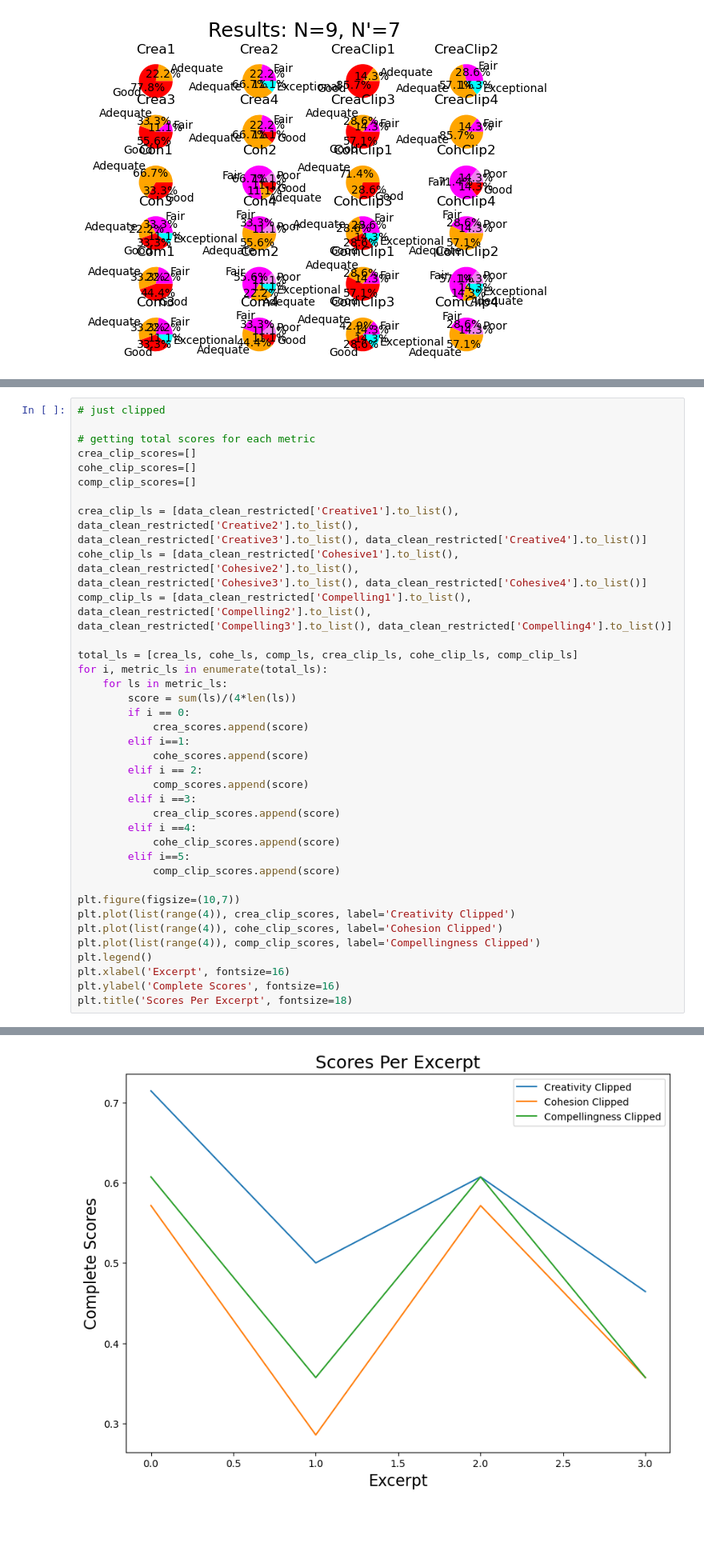
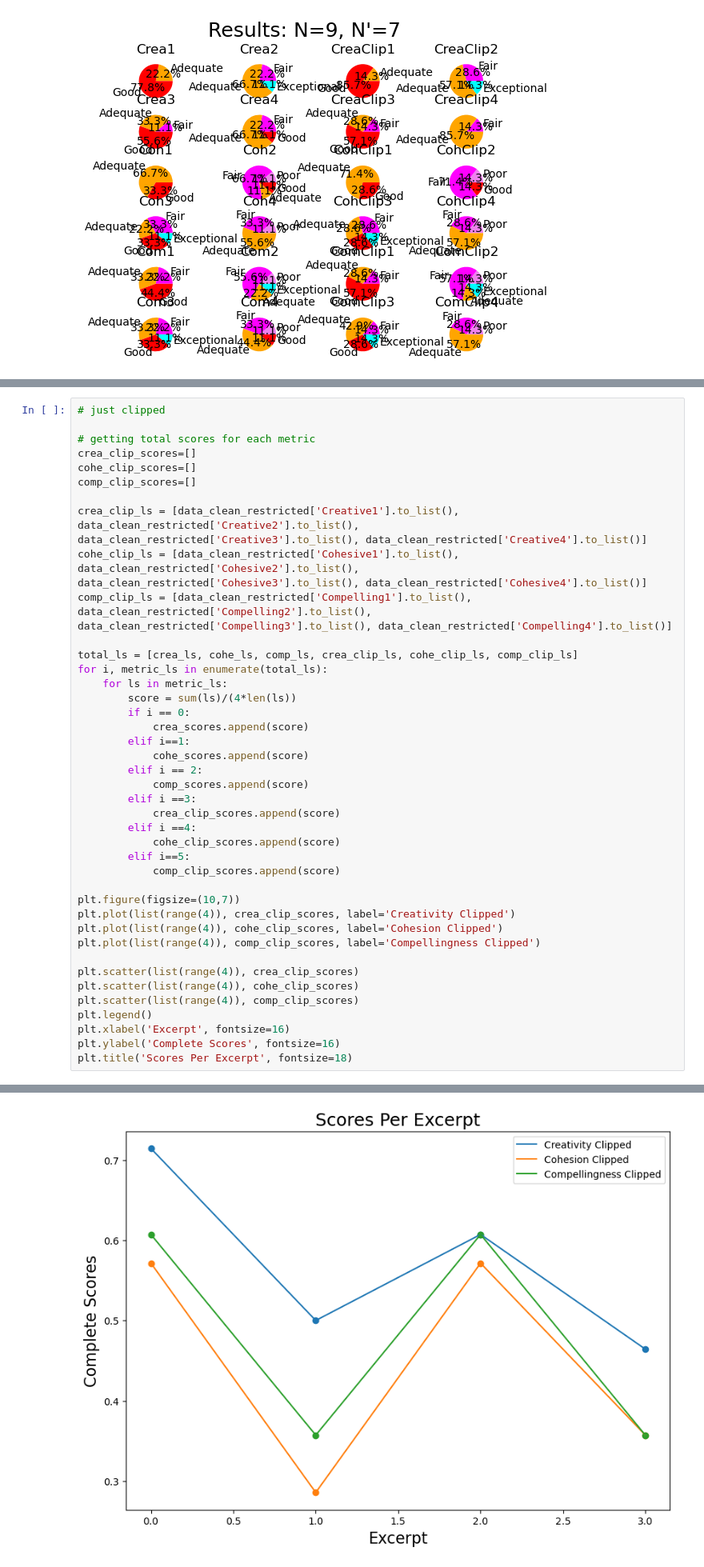
Before and after one commit to oscars47/Literary-RNN, a Jupyter notebook: data vis/datavis.ipynb, the cells around one changed output, grey strips where cells are left out. Shown at 80% size. Cells and saved outputs as stored; diff of their text form; blank space fills up the shorter version.

```diff
--- a/data vis/datavis.ipynb
+++ b/data vis/datavis.ipynb
@@ -426,31 +436,35 @@ data_clean_restricted['Cohesive3'].to_list(), data_clean_restricted['Cohesive4']
 comp_clip_ls = [data_clean_restricted['Compelling1'].to_list(), data_clean_restricted['Compelling2'].to_list(),
 data_clean_restricted['Compelling3'].to_list(), data_clean_restricted['Compelling4'].to_list()]
 
 total_ls = [crea_ls, cohe_ls, comp_ls, crea_clip_ls, cohe_clip_ls, comp_clip_ls]
 for i, metric_ls in enumerate(total_ls):
     for ls in metric_ls:
         score = sum(ls)/(4*len(ls))
         if i == 0:
             crea_scores.append(score)
         elif i==1:
             cohe_scores.append(score)
         elif i == 2:
             comp_scores.append(score)
         elif i ==3:
             crea_clip_scores.append(score)
         elif i ==4:
             cohe_clip_scores.append(score)
         elif i==5:
             comp_clip_scores.append(score)
 
 plt.figure(figsize=(10,7))
 plt.plot(list(range(4)), crea_clip_scores, label='Creativity Clipped')
 plt.plot(list(range(4)), cohe_clip_scores, label='Cohesion Clipped')
 plt.plot(list(range(4)), comp_clip_scores, label='Compellingness Clipped')
+
+plt.scatter(list(range(4)), crea_clip_scores)
+plt.scatter(list(range(4)), cohe_clip_scores)
+plt.scatter(list(range(4)), comp_clip_scores)
 plt.legend()
 plt.xlabel('Excerpt', fontsize=16)
 plt.ylabel('Complete Scores', fontsize=16)
 plt.title('Scores Per Excerpt', fontsize=18)
 # %% [output]
 Text(0.5, 1.0, 'Scores Per Excerpt')
-[figure, old version]
+[figure, new version]
```
Also changed, not shown: parts of 2 cells of this notebook, 8 other files.
